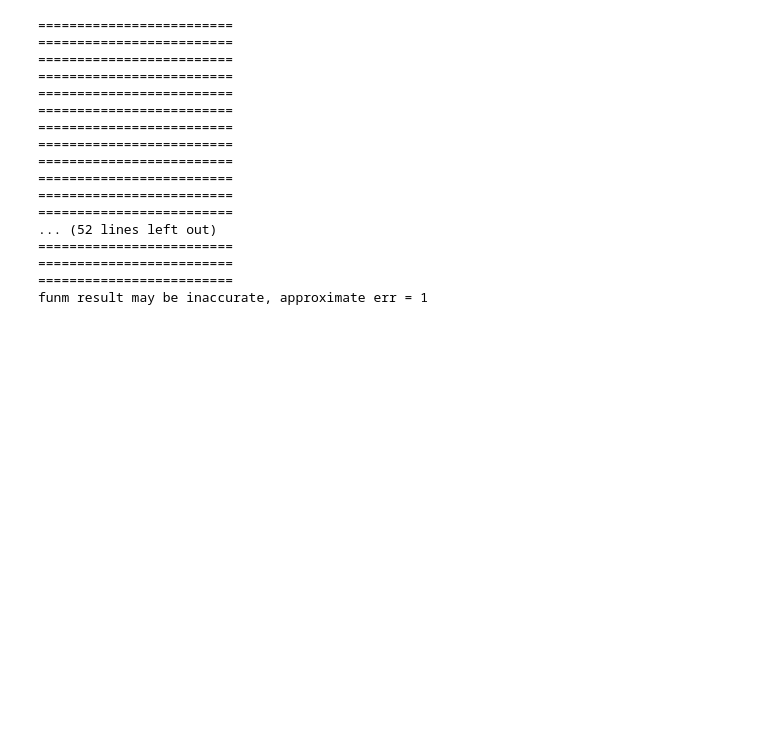
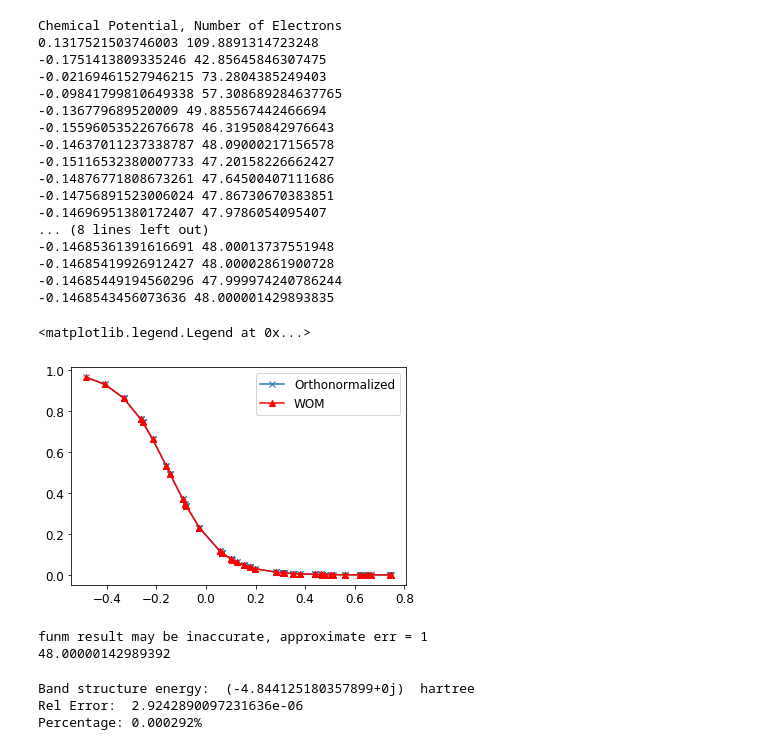
Before and after one commit to jleamer/DMM, a Jupyter notebook: RK4_DMM/C_aluminum_sqrt.ipynb, the cells around one changed output. Cells and saved outputs as stored; diff of their text form; code cells hidden in the pictures; blank space fills up the shorter version.

```diff
--- a/RK4_DMM/C_aluminum_sqrt.ipynb
+++ b/RK4_DMM/C_aluminum_sqrt.ipynb
@@ -148,26 +244,46 @@ dbeta = 0.75
 # %%
 sqrt_c_16 = CAdaptive_C_RK4_sqrt(ovlp=S_16, H=H_16, num_electrons=num_electrons, dbeta=dbeta,
-                                 epsilon=1e-2, tol=0)
-sqrt_c_16.propagate(beta)
-ferm_exact_16 = get_exact(H_16, S_16, num_electrons, sqrt_c_16.beta, sqrt_c_16.mu)
+                                 epsilon=1e-3, tol=0)
+sqrt_c_16.propagate(beta, sqrt_c_16.single_step_rk2)
+occ_16, mu_16 = get_mu(H_16, S_16, num_electrons, sqrt_c_16.beta)
 # %% [output]
-=========================
-=========================
-=========================
-=========================
-=========================
-=========================
-=========================
-=========================
-=========================
-=========================
-=========================
-=========================
-... (52 lines left out)
-=========================
-=========================
-=========================
-funm result may be inaccurate, approximate err = 1
+Chemical Potential, Number of Electrons
+0.1317521503746003 109.8891314723248
+-0.1751413809335246 42.85645846307475
+-0.02169461527946215 73.2804385249403
+-0.09841799810649338 57.308689284637765
+-0.136779689520009 49.885567442466694
+-0.15596053522676678 46.31950842976643
+-0.14637011237338787 48.09000217156578
+-0.15116532380007733 47.20158226662427
+-0.14876771808673261 47.64500407111686
+-0.14756891523006024 47.86730670383851
+-0.14696951380172407 47.9786054095407
+... (8 lines left out)
+-0.14685361391616691 48.00013737551948
+-0.14685419926912427 48.00002861900728
+-0.14685449194560296 47.999974240786244
+-0.1468543456073636 48.000001429893835
+# %%
+fig, axs = plt.subplots(1, 1)
+axs.plot(E_16, occ_16[::-1], 'x-', label='Orthonormalized')
+axs.plot(E_16, linalg.eigvalsh(sqrt_c_16.rho, S_16)[::-1], 'r^-', label='WOM')
+plt.legend(numpoints=1)
+# %% [output]
+<matplotlib.legend.Legend at 0x...>
+[figure, added]
+# %%
+ferm_exact_16 = get_exact(H_16, S_16, num_electrons, sqrt_c_16.beta, mu_16)
+print(2*(sqrt_c_16.inv_ovlp @ ferm_exact_16).trace())
+# %% [output]
+funm result may be inaccurate, approximate err = 1
+48.00000142989392
+# %%
+energy_error(sqrt_c_16, mu_16)
+# %% [output]
+Band structure energy:  (-4.844125180357899+0j)  hartree
+Rel Error:  2.9242890097231636e-06
+Percentage: 0.000292%
 # %%
 plot_results_fd_vs_c(num_electrons, ferm_exact_16, sqrt_c_16)
 # %% [output]
```
Also changed, not shown: parts of 67 cells of this notebook, 8 other files.
